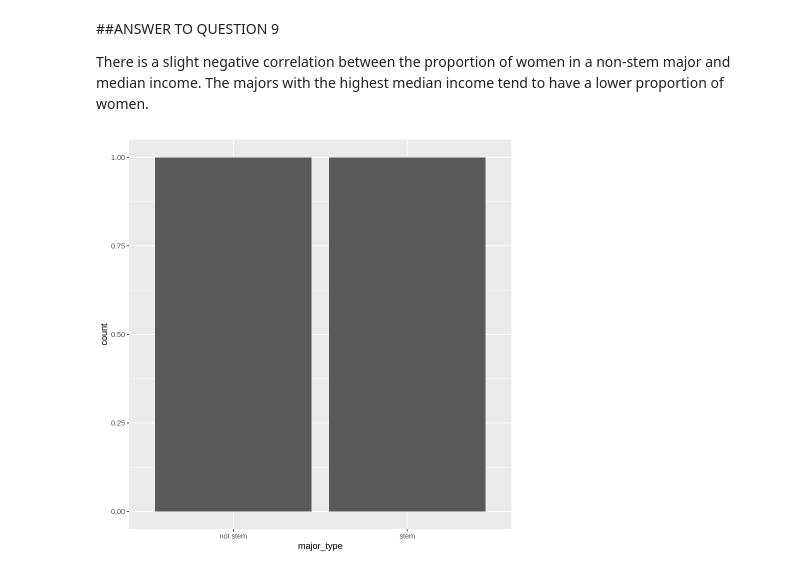
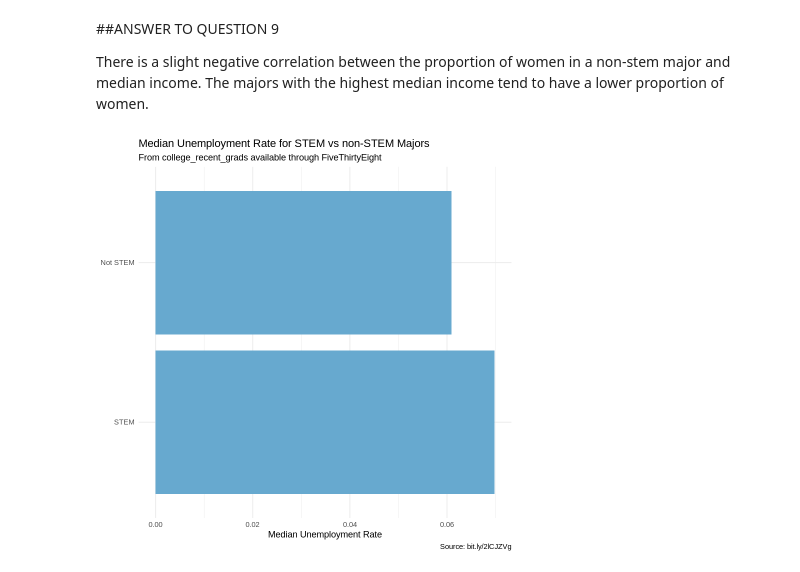
Before and after one commit to KyleSprague/DCS_210, a Jupyter notebook: Project_3.ipynb, the cells around one changed output. Drawn from its saved outputs; the diff is of its cells as text; code cells hidden in the pictures.

```diff
--- a/Project_3.ipynb
+++ b/Project_3.ipynb
@@ -366,13 +386,22 @@ There is a slight negative correlation between the proportion of women in a non-
 # %%
 ##CODE FOR QUESTION 10
 
 ##goal: compare unemployment rate for STEM versus non-STEM majors. What is the relationship between completing
 #a STEM major and one's chances of employment?
 
-college_recent_grads %>%
+new_df <- college_recent_grads %>%
   group_by(major_type) %>%
-  summarize(med_unemployment = median(unemployment_rate)) %>%
-  ggplot(aes(x = major_type), fill = med_unemployment) +
-    geom_bar()
+  summarize(med_unemployment = median(unemployment_rate))
+
+new_df %>%
+  ggplot(aes(y = major_type, x = med_unemployment)) +
+  geom_bar(stat = "identity", fill = "#67a9cf") +
+  labs(title = "Median Unemployment Rate for STEM vs non-STEM Majors",
+       subtitle = "From college_recent_grads available through FiveThirtyEight",
+       caption = "Source: bit.ly/2lCJZVg",
+       x = NULL, y = NULL) +
+  xlab("Median Unemployment Rate") +
+  scale_y_discrete(labels=c("STEM", "Not STEM")) +
+  theme_minimal()
 # %% [output]
-[figure, old version]
+[figure, new version]
```
Also changed, not shown: parts of 7 cells of this notebook.
